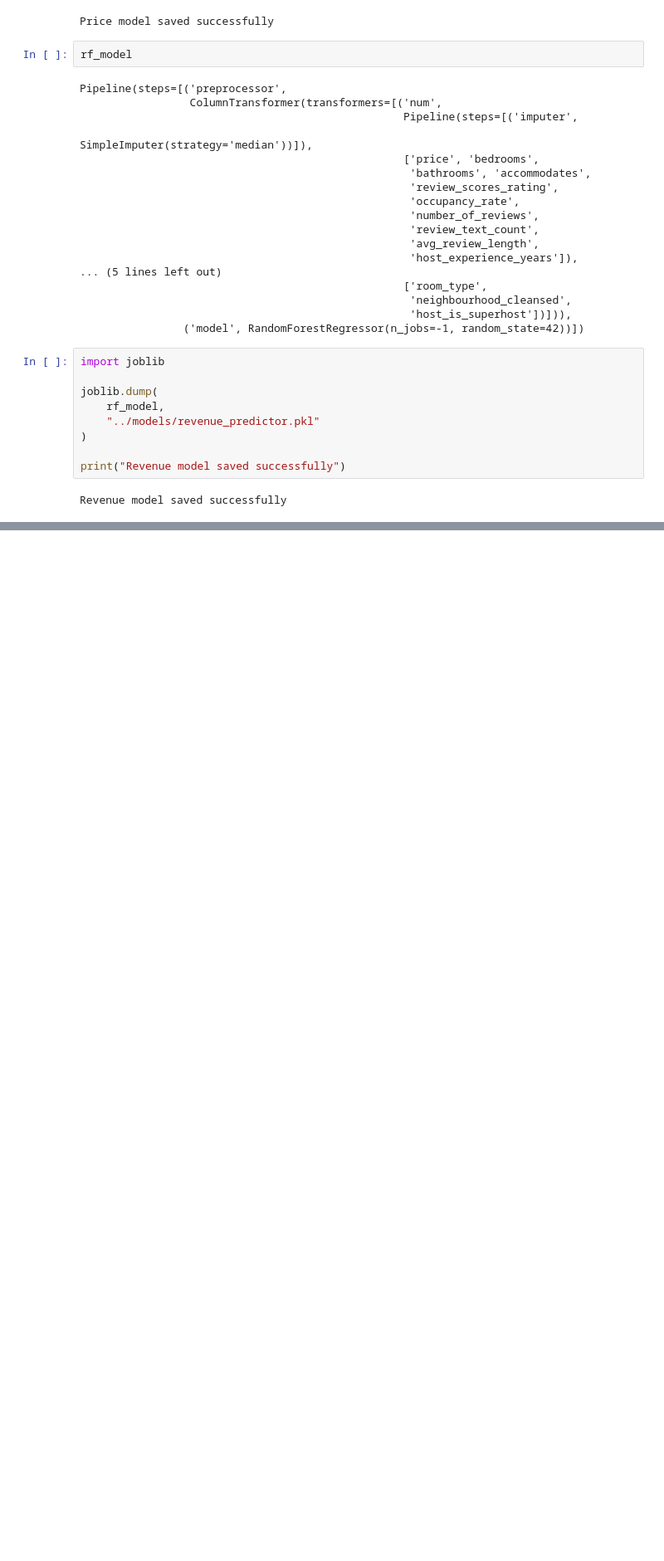
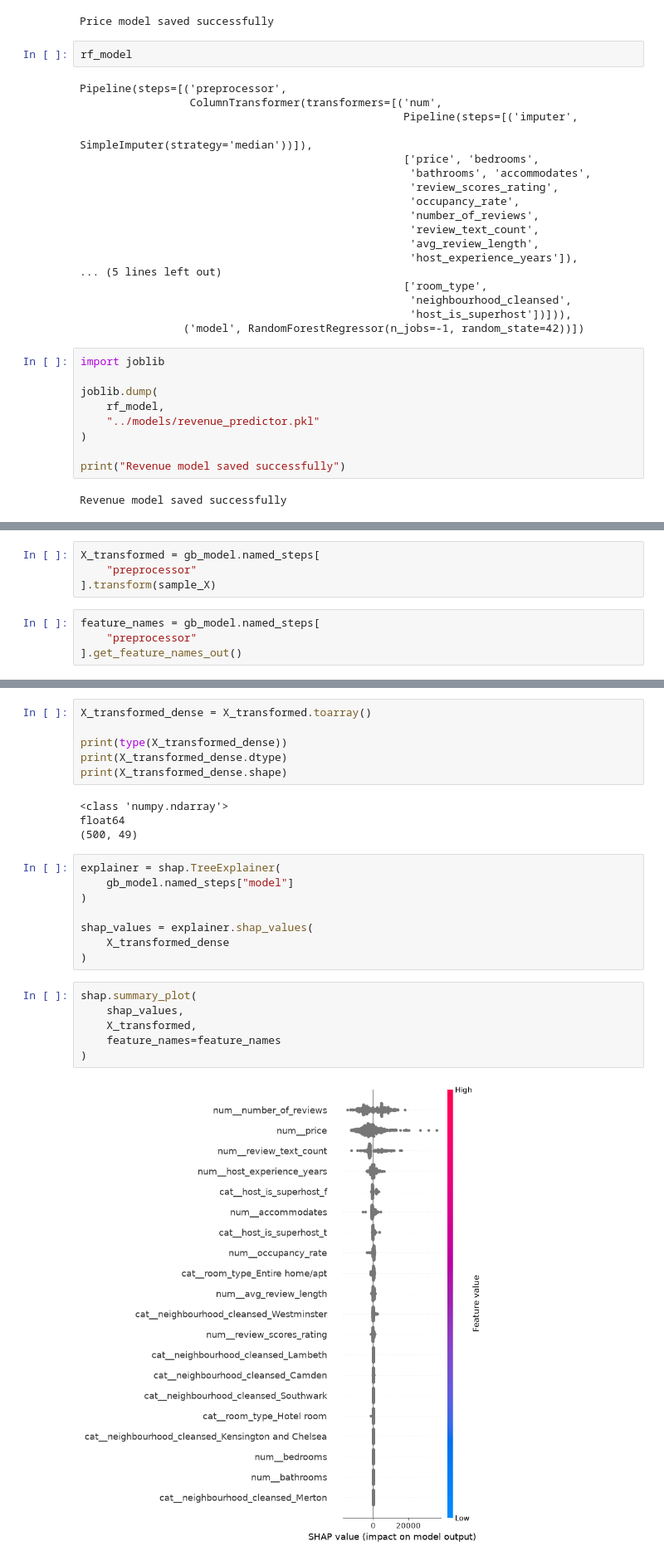
Before and after one commit to gima2003/expernetic-airbnb-data-engineering, a Jupyter notebook: notebooks/05_machine_learning.ipynb, the cells around one changed output, grey strips where cells are left out. Shown at 83% size. Drawn from its saved outputs; the diff is of its cells as text; blank space fills up the shorter version.

Commit message:
Enhance Streamlit dashboard and add SHAP model explainability

```diff
--- a/notebooks/05_machine_learning.ipynb
+++ b/notebooks/05_machine_learning.ipynb
@@ -545,0 +700,8 @@ Revenue model saved successfully
+# %%
+X_transformed = gb_model.named_steps[
+    "preprocessor"
+].transform(sample_X)
+# %%
+feature_names = gb_model.named_steps[
+    "preprocessor"
+].get_feature_names_out()
@@ -545,0 +714,26 @@ Revenue model saved successfully
+# %%
+X_transformed_dense = X_transformed.toarray()
+
+print(type(X_transformed_dense))
+print(X_transformed_dense.dtype)
+print(X_transformed_dense.shape)
+# %% [output]
+<class 'numpy.ndarray'>
+float64
+(500, 49)
+# %%
+explainer = shap.TreeExplainer(
+    gb_model.named_steps["model"]
+)
+
+shap_values = explainer.shap_values(
+    X_transformed_dense
+)
+# %%
+shap.summary_plot(
+    shap_values,
+    X_transformed,
+    feature_names=feature_names
+)
+# %% [output]
+[figure, added]
```
Also changed, not shown: parts of 16 cells of this notebook, 4 other files.
